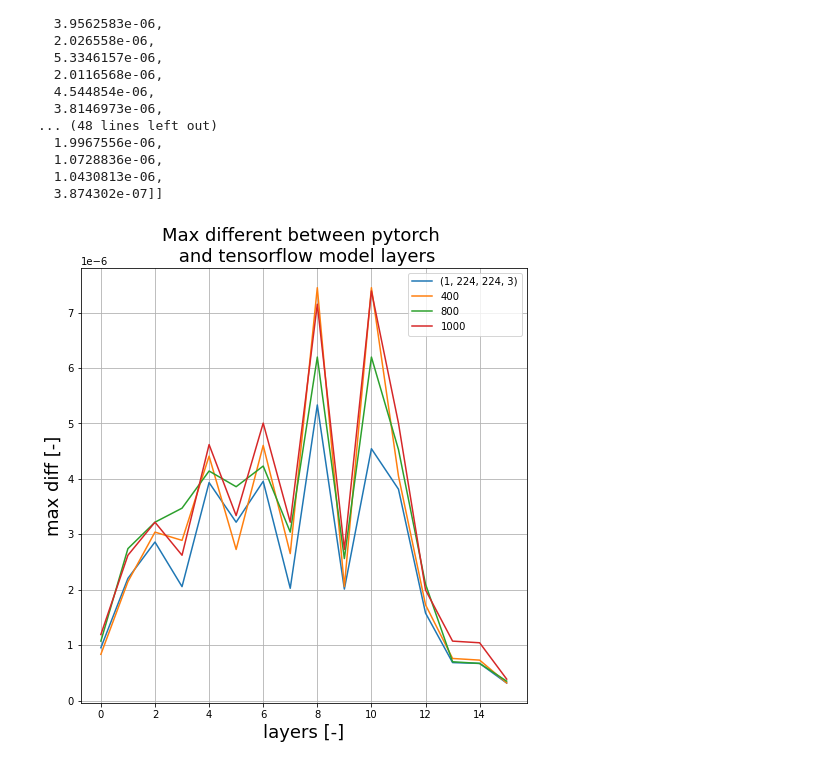
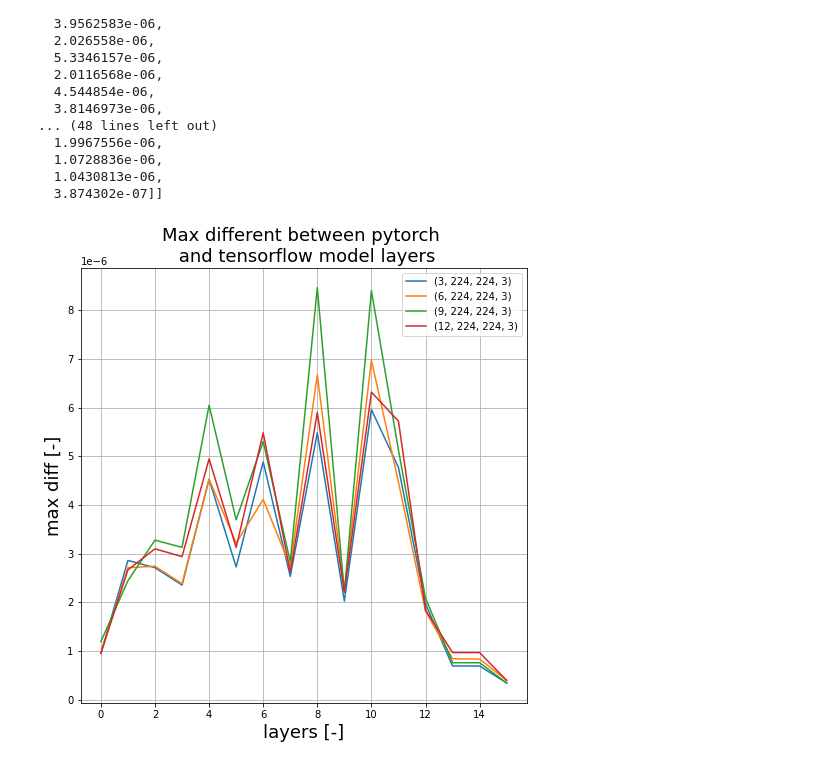
Before and after one commit to StanDanis/DDRNet-Tensorflow, a Jupyter notebook: comparison_test.ipynb, the cells around one changed output. Saved outputs shown, nothing was run; the diff lists cells and outputs as text; code cells hidden in the pictures.

```diff
--- a/comparison_test.ipynb
+++ b/comparison_test.ipynb
@@ -30,13 +35,13 @@ tf_output = model.predict(tf_inputs)
 res = []
 res_all = []
 
-for num in [224, 400, 800, 1000]:
+for num in [3, 6, 9, 12]:
 
-    model= DualResNet_tens((num, num, 3), 1, 19, comparison_test=True)
+    model= DualResNet_tens((224, 224, 3), num, 19, comparison_test=True)
     set_weight(model, path='DDRNet23s_imagenet.pth',
            test=True, random_weight=weight_net)
 
-    torch_inputs = torch.Tensor(np.random.rand(1, 3, num, num))
+    torch_inputs = torch.Tensor(np.random.rand(num, 3, 224, 224))
 
     tf_inputs = np.transpose(torch_inputs.numpy(), (0, 2, 3, 1))
     with torch.no_grad():
@@ -90,20 +95,21 @@ res_all
 # %%
 import matplotlib.pyplot as plt
 
 plt.figure(figsize=(8, 8))
 
 
 plt.plot(res_all[0])
 plt.plot(res_all[1])
 plt.plot(res_all[2])
 plt.plot(res_all[3])
 
 plt.ylabel('max diff [-]', fontsize=18)
 plt.xlabel('layers [-]', fontsize=18)
-plt.title('Max different between pytorch \n and tensorflow model layers',
-          fontsize=18)
+plt.title('Max different between pytorch \n and tensorflow model layers'
+          , fontsize=18)
 plt.grid()
-plt.legend([(1, 224, 224, 3), (1, 224, 224, 3), (1, 224, 224, 3), (1, 224, 224, 3)])
+plt.legend([(3, 224, 224, 3),(6, 224, 224, 3), (9, 224, 224, 3),
+            (12, 224, 224, 3)])
 plt.show()
 # %% [output]
-[figure, old version]
+[figure, new version]
```
Also changed, not shown: parts of 2 cells of this notebook, 1 other file.
